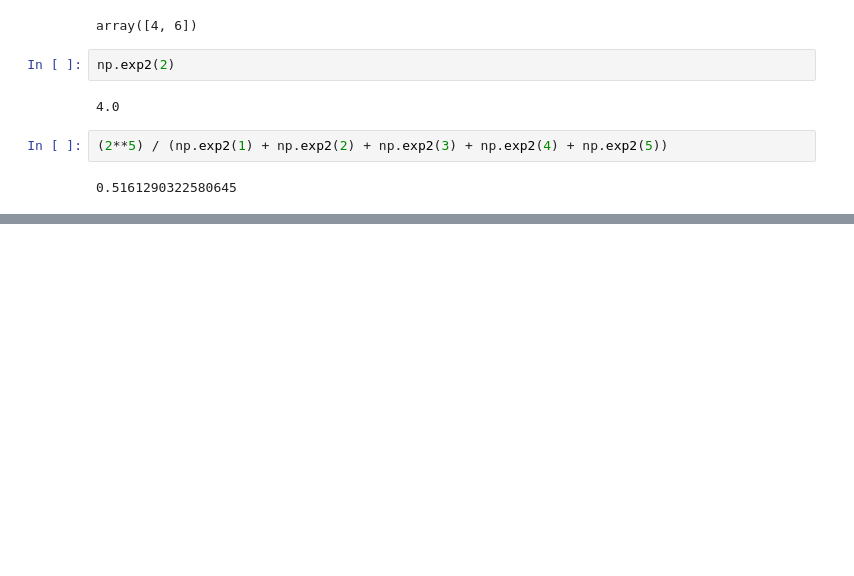
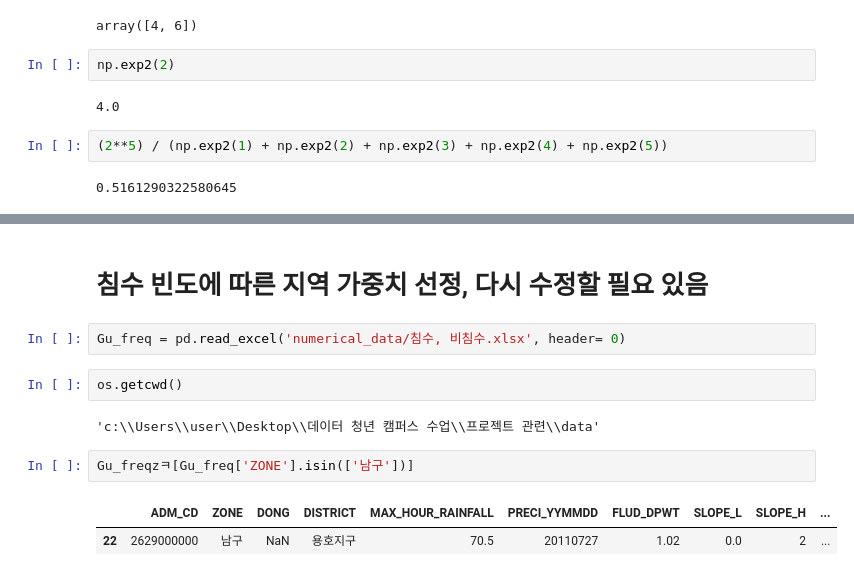
Before and after one commit to dnfl5345/DataCampusPrj, a Jupyter notebook: Rainfall_Weight.ipynb, the cells around one changed output, grey strips where cells are left out. Saved outputs shown, nothing was run; the diff lists cells and outputs as text; blank space fills up the shorter version.

```diff
--- a/Rainfall_Weight.ipynb
+++ b/Rainfall_Weight.ipynb
@@ -143,0 +154,13 @@ ValueError: invalid number of arguments
+# %% [markdown]
+# 침수 빈도에 따른 지역 가중치 선정, 다시 수정할 필요 있음
+# %%
+Gu_freq = pd.read_excel('numerical_data/침수, 비침수.xlsx', header= 0)
+# %%
+os.getcwd()
+# %% [output]
+'c:\\Users\\user\\Desktop\\데이터 청년 캠퍼스 수업\\프로젝트 관련\\data'
+# %%
+Gu_freqzㅋ[Gu_freq['ZONE'].isin(['남구'])]
+# %% [output]
+|  | ADM_CD | ZONE | DONG | DISTRICT | MAX_HOUR_RAINFALL | PRECI_YYMMDD | FLUD_DPWT | SLOPE_L | SLOPE_H | ... |
+| 22 | 2629000000 | 남구 | NaN | 용호지구 | 70.5 | 20110727 | 1.02 | 0.0 | 2 | ... |
```
Also changed, not shown: parts of 8 cells of this notebook.
